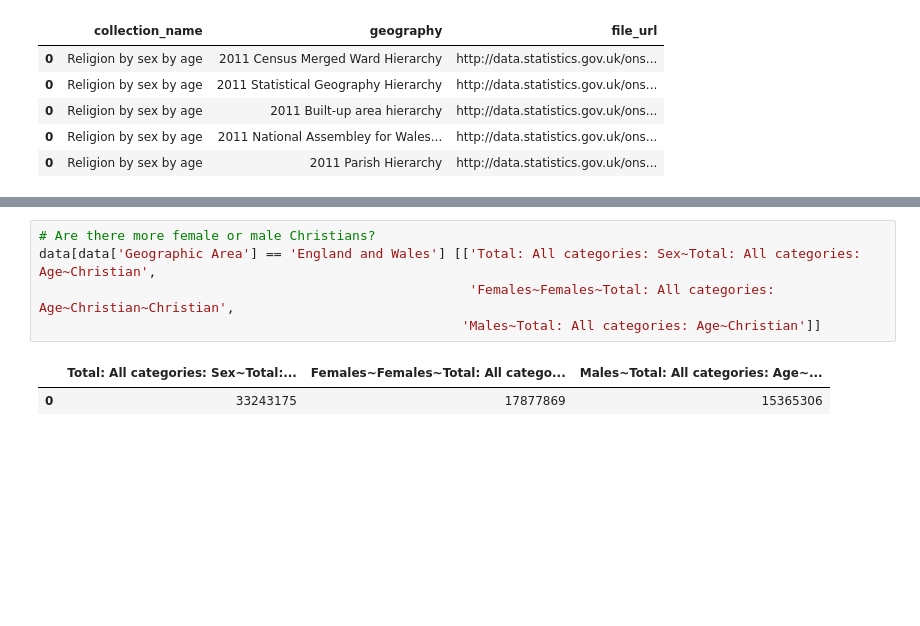
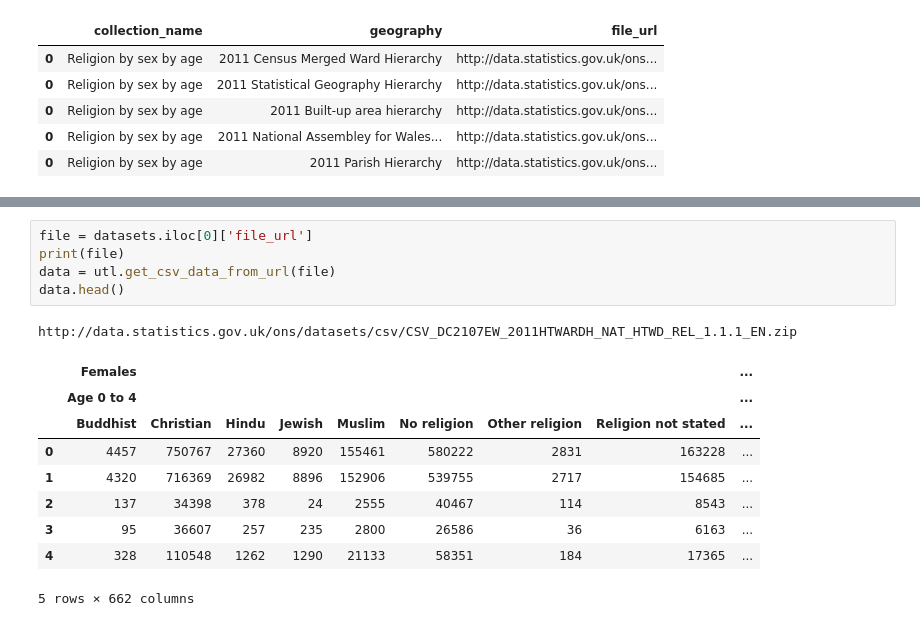
Before and after one commit to simonproffitt/health_data_analysis, a Jupyter notebook: notebooks/ONS Lib examples.ipynb, the cells around one changed output, grey strips where cells are left out. Drawn from its saved outputs; the diff is of its cells as text; blank space fills up the shorter version.

```diff
--- a/notebooks/ONS Lib examples.ipynb
+++ b/notebooks/ONS Lib examples.ipynb
@@ -105,8 +89,16 @@ data.head()
-# %%
-# Are there more female or male Christians?
-data[data['Geographic Area'] == 'England and Wales'] [['Total: All categories: Sex~Total: All categories: Age~Christian',
-                                                       'Females~Females~Total: All categories: Age~Christian~Christian',
-                                                      'Males~Total: All categories: Age~Christian']]
-# %% [output]
-|  | Total: All categories: Sex~Total:... | Females~Females~Total: All catego... | Males~Total: All categories: Age~... |
-| 0 | 33243175 | 17877869 | 15365306 |
+# %%
+file = datasets.iloc[0]['file_url']
+print(file)
+data = utl.get_csv_data_from_url(file)
+data.head()
+# %% [output]
+http://data.statistics.gov.uk/ons/datasets/csv/CSV_DC2107EW_2011HTWARDH_NAT_HTWD_REL_1.1.1_EN.zip
+|  | Females |  |  |  |  |  |  |  | ... |
+|  | Age 0 to 4 |  |  |  |  |  |  |  | ... |
+|  | Buddhist | Christian | Hindu | Jewish | Muslim | No religion | Other religion | Religion not stated | ... |
+| 0 | 4457 | 750767 | 27360 | 8920 | 155461 | 580222 | 2831 | 163228 | ... |
+| 1 | 4320 | 716369 | 26982 | 8896 | 152906 | 539755 | 2717 | 154685 | ... |
+| 2 | 137 | 34398 | 378 | 24 | 2555 | 40467 | 114 | 8543 | ... |
+| 3 | 95 | 36607 | 257 | 235 | 2800 | 26586 | 36 | 6163 | ... |
+| 4 | 328 | 110548 | 1262 | 1290 | 21133 | 58351 | 184 | 17365 | ... |
+5 rows × 662 columns
```
Also changed, not shown: parts of 7 cells of this notebook, 1 other file.
